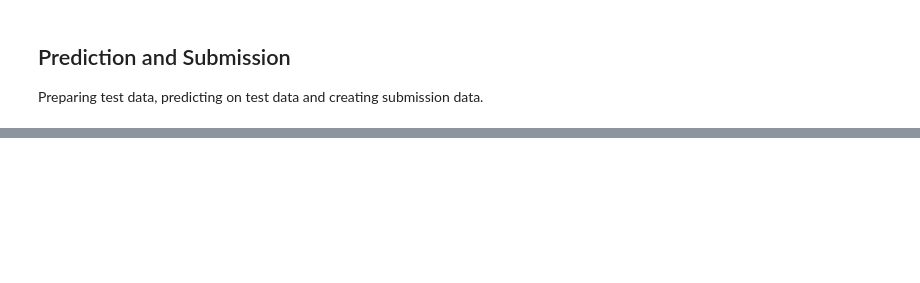
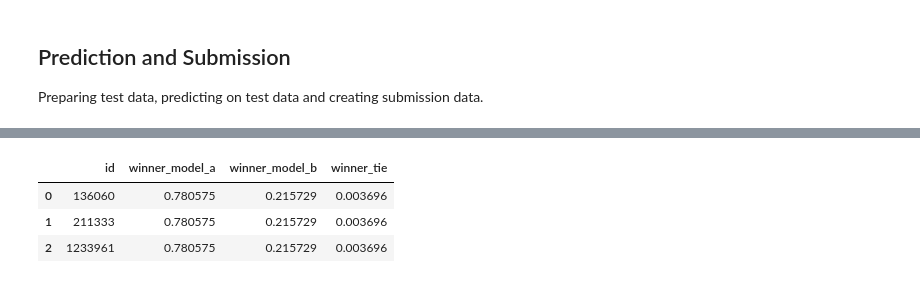
Before and after one commit to amaralsheila/kaggle-LMSYS-Chatbot_Arena_Human_Preference-Predictions, a Jupyter notebook: llm-textstat-vadersentiment-bert-sample.ipynb, the cells around one changed output, grey strips where cells are left out. Drawn from its saved outputs; the diff is of its cells as text; code cells hidden in the pictures; blank space fills up the shorter version.

```diff
--- a/llm-textstat-vadersentiment-bert-sample.ipynb
+++ b/llm-textstat-vadersentiment-bert-sample.ipynb
@@ -447,11 +405,3 @@ train_data['similarity_prompt_response_b'] = train_data.apply(
-# %%
-test_data['similarity_prompt_response_a'] = test_data.apply(
-    lambda x: cosine_similarity(np.array(x['prompt_embedding']).reshape(1, -1),
-                                np.array(x['response_a_embedding']).reshape(1, -1))[0][0], axis=1)
-
-test_data['similarity_prompt_response_b'] = test_data.apply(
-    lambda x: cosine_similarity(np.array(x['prompt_embedding']).reshape(1, -1),
-                                np.array(x['response_b_embedding']).reshape(1, -1))[0][0], axis=1)
 # %% [markdown]
 ### Prepare Data
 # %%
@@ -484,7 +434,6 @@ X_train, X_val, y_train, y_val = train_test_split(X, y, test_size=0.2,
 # %%
 models = {
     'Random Forest': RandomForestClassifier(),
-    'Logistic Regression': LogisticRegression(max_iter=1000),
     'SVM': SVC(probability=True),
     'Gradient Boosting': GradientBoostingClassifier()
 }
@@ -545,3 +559,12 @@ Preparing test data, predicting on test data and creating submission data.
+# %%
+# Cosine similarity from test data
+test_data['similarity_prompt_response_a'] = test_data.apply(
+    lambda x: cosine_similarity(np.array(x['prompt_clean_embedding']).reshape(1, -1),
+                                np.array(x['response_a_clean_embedding']).reshape(1, -1))[0][0], axis=1)
+
+test_data['similarity_prompt_response_b'] = test_data.apply(
+    lambda x: cosine_similarity(np.array(x['prompt_clean_embedding']).reshape(1, -1),
+                                np.array(x['response_b_clean_embedding']).reshape(1, -1))[0][0], axis=1)
 # %%
 X_test = test_data[['word_count_prompt', 'word_count_response_a', 'word_count_response_b',
                     'char_count_prompt', 'char_count_response_a', 'char_count_response_b',
@@ -552,4 +575,4 @@ X_test = test_data[['word_count_prompt', 'word_count_response_a', 'word_count_re
                     'similarity_prompt_response_a', 'similarity_prompt_response_b',
                     'sentiment_prompt', 'sentiment_response_a', 'sentiment_response_b']]
 # %%
-test_pred_proba = best_model.predict_proba(X_test)
+test_pred_proba = best_model.predict(X_test)
@@ -560,3 +585,10 @@ submission['winner_model_b'] = test_pred_proba[:, 1]
 submission['winner_tie'] = test_pred_proba[:, 2]
 
 submission.to_csv('submission.csv', index=False)
+# %%
+submission
+# %% [output]
+|  | id | winner_model_a | winner_model_b | winner_tie |
+| 0 | 136060 | 0.780575 | 0.215729 | 0.003696 |
+| 1 | 211333 | 0.780575 | 0.215729 | 0.003696 |
+| 2 | 1233961 | 0.780575 | 0.215729 | 0.003696 |
```
Also changed, not shown: parts of 26 cells of this notebook.
